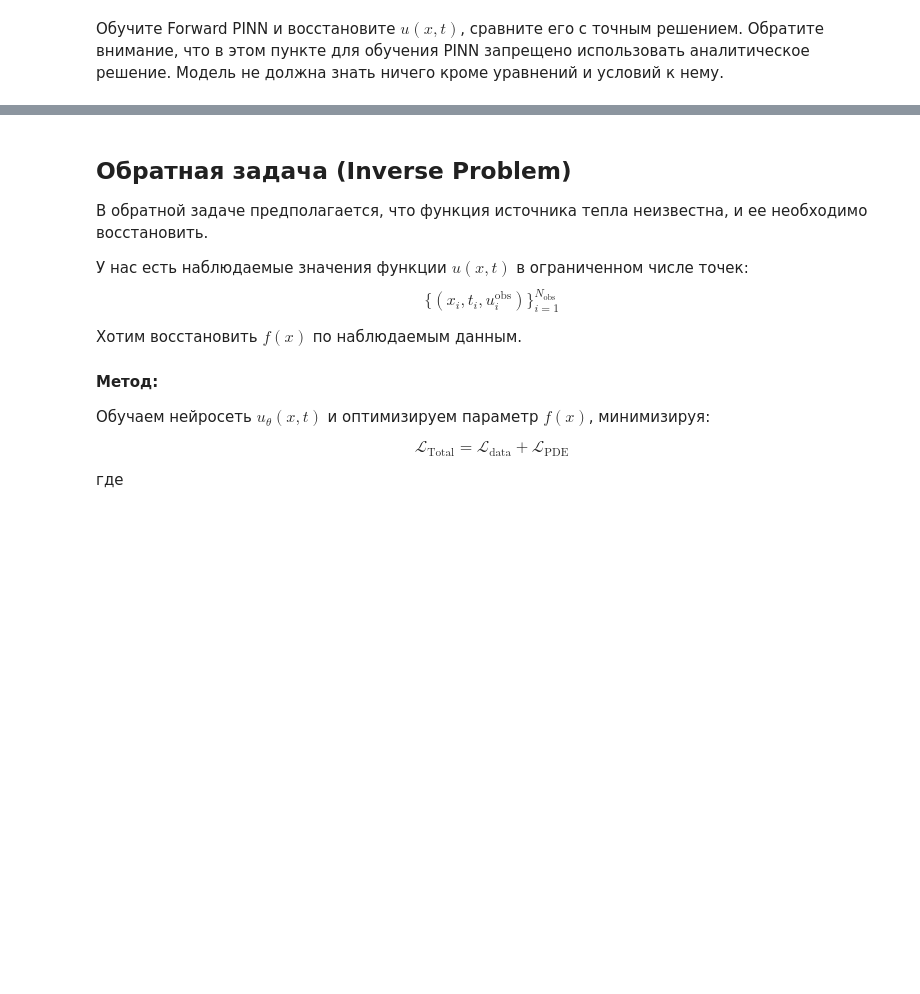
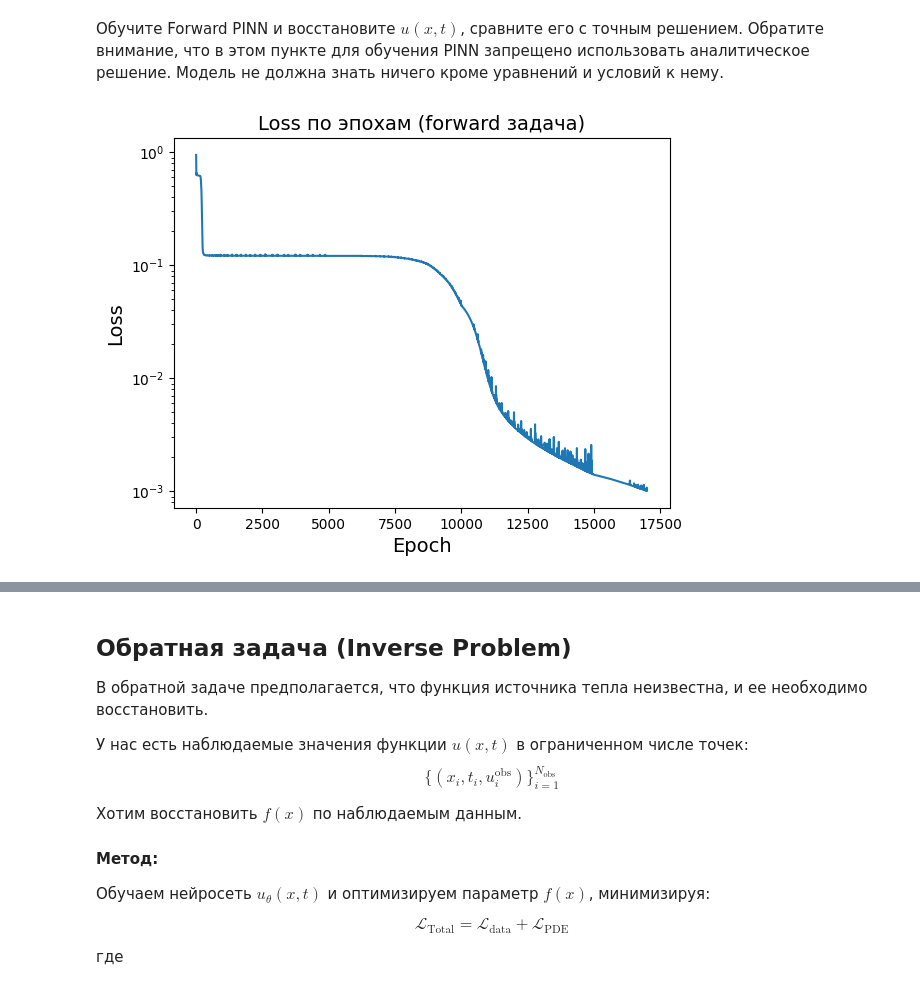
Before and after one commit to psaw/hse-ai24-dl, a Jupyter notebook: homeworks/PINN/PINN_BONUS_HW.ipynb, the cells around one changed output, grey strips where cells are left out. Drawn from its saved outputs; the diff is of its cells as text; code cells hidden in the pictures; blank space fills up the shorter version.

```diff
--- a/homeworks/PINN/PINN_BONUS_HW.ipynb
+++ b/homeworks/PINN/PINN_BONUS_HW.ipynb
@@ -22,8 +24,9 @@ import torch.nn as nn
 import numpy as np
 import matplotlib.pyplot as plt
 from torch.autograd import grad
+from tqdm import tqdm
 
-device = torch.device("cuda" if torch.cuda.is_available() else "cpu")
+device = torch.device("cuda" if torch.cuda.is_available() else "mps" if torch.backends.mps.is_available() else "cpu")
 # %% [markdown]
 ## Класс модели PINN
 # %%
@@ -32,7 +35,14 @@ class PINN(nn.Module):
         super().__init__()
 
         self.model = nn.Sequential(
-            #your_code_here
+            # your_code_here
+            nn.Linear(2, 50),
+            nn.Tanh(),
+            nn.Linear(50, 50),
+            nn.Tanh(),
+            nn.Linear(50, 50),
+            nn.Tanh(),
+            nn.Linear(50, 1),
         )
 
     def forward(self, x):
@@ -46,16 +56,26 @@ def pde_residual(model, x, t):
     inputs = torch.cat([x, t], dim=1)
     u = model(inputs)
 
-    #your_code_here
+    # your_code_here
+    cos_2_pi_x = torch.cos(2 * np.pi * x)
 
     u_t = grad(u, t, grad_outputs=torch.ones_like(u), create_graph=True)[0]
     u_x = grad(u, x, grad_outputs=torch.ones_like(u), create_graph=True)[0]
     u_xx = grad(u_x, x, grad_outputs=torch.ones_like(u_x), create_graph=True)[0]
 
-    return #your_code_here
+    return u_t - u_xx - cos_2_pi_x, cos_2_pi_x
+
 
 def analytical_solution(x, t):
-    return 1/2 * ( -torch.exp(- 4 * np.pi**2 * t) *torch.cos(2 * np.pi * x) / (2 * np.pi**2) + (2 * (np.pi)**2 + torch.cos(2 * np.pi * x)) / (2 * np.pi**2) - torch.exp(-36 * np.pi**2 * t) * torch.cos(6 * np.pi * x))
+    return (
+        1
+        / 2
+        * (
+            -torch.exp(-4 * np.pi**2 * t) * torch.cos(2 * np.pi * x) / (2 * np.pi**2)
+            + (2 * (np.pi) ** 2 + torch.cos(2 * np.pi * x)) / (2 * np.pi**2)
+            - torch.exp(-36 * np.pi**2 * t) * torch.cos(6 * np.pi * x)
+        )
+    )
 # %% [markdown]
 ## **Прямая задача (Forward Problem)**
 
@@ -130,14 +175,16 @@ def train_forward(model, n_ic=100, n_bc=100, n_pde=5000, epochs=3000, lr=1e-3):
 # %%
 model_forward = PINN().to(device)
 
-losses_forward = train_forward(model_forward)
+losses_forward = train_forward(model_forward, epochs=17000)
 
 plt.plot(losses_forward)
 plt.title("Loss по эпохам (forward задача)", fontsize=14)
 plt.xlabel("Epoch", fontsize=14)
 plt.ylabel("Loss", fontsize=14)
 plt.yscale("log")
 plt.show()
+# %% [output]
+[figure, added]
 # %%
 # Создание сетки
 x_grid = torch.linspace(0, 1, 100).reshape(-1, 1)
```
Also changed, not shown: parts of 12 cells of this notebook, 1 other file.
